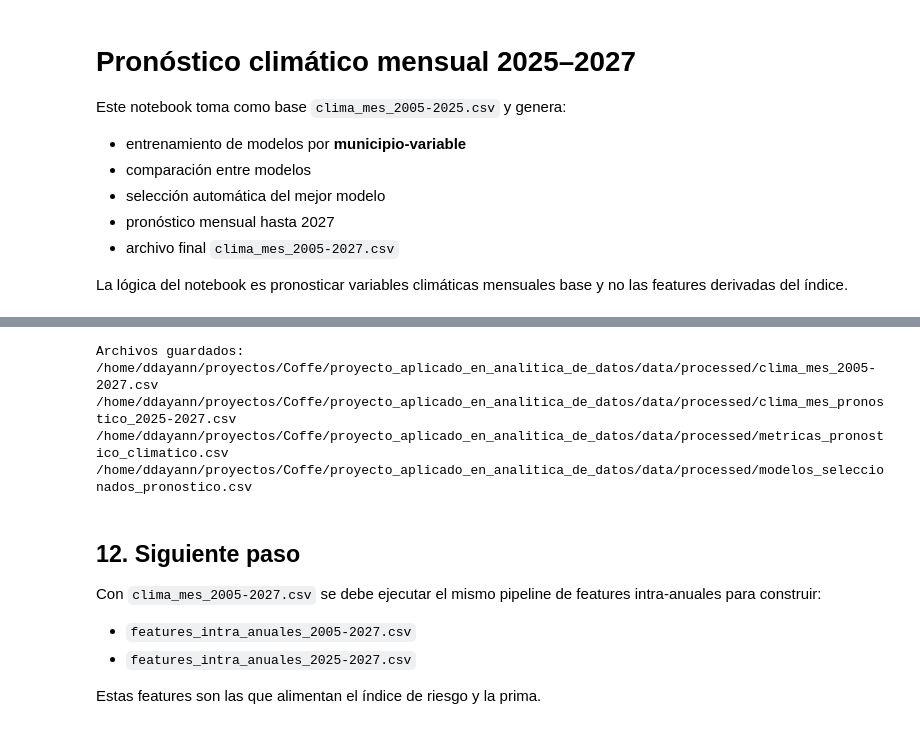
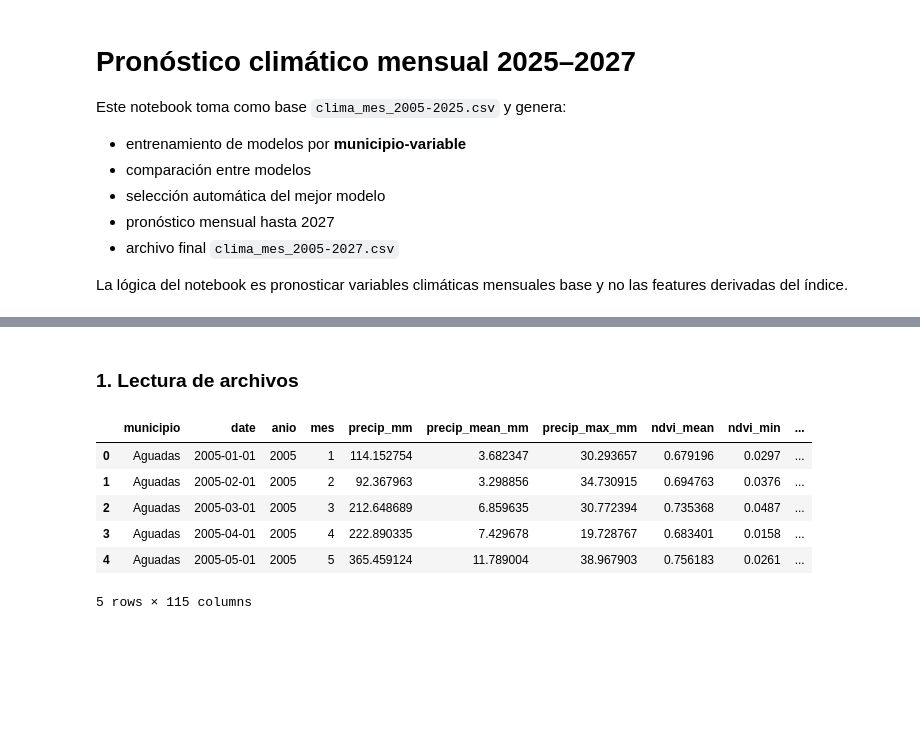
Before and after one commit to danieloliv44/proyecto_aplicado_en_analitica_de_datos, a Jupyter notebook: notebooks/modelado/01_pronostico_climatico.ipynb, the cells around one changed output, grey strips where cells are left out. Cells and saved outputs as stored; diff of their text form; code cells hidden in the pictures; blank space fills up the shorter version.

```diff
--- a/notebooks/modelado/01_pronostico_climatico.ipynb
+++ b/notebooks/modelado/01_pronostico_climatico.ipynb
@@ -619,42 +14,2 @@ plt.show()
-# %%
-
-salida_clima_mes = path / "clima_mes_2005-2027.csv"
-salida_pronostico = path / "clima_mes_pronostico_2025-2027.csv"
-salida_metricas = path / "metricas_pronostico_climatico.csv"
-salida_modelos = path / "modelos_seleccionados_pronostico.csv"
-
-clima_mes_2005_2027.to_csv(salida_clima_mes, index=False)
-pronosticos_wide.to_csv(salida_pronostico, index=False)
-metricas_modelos.to_csv(salida_metricas, index=False)
-
-modelos_seleccionados = (
-    metricas_modelos
-    .sort_values(["municipio", "variable", "rmse"])
-    .groupby(["municipio", "variable"])
-    .first()
-    .reset_index()
-)
-
-modelos_seleccionados.to_csv(salida_modelos, index=False)
-
-print("Archivos guardados:")
-print(salida_clima_mes)
-print(salida_pronostico)
-print(salida_metricas)
-print(salida_modelos)
-# %% [output]
-Archivos guardados:
-/home/ddayann/proyectos/Coffe/proyecto_aplicado_en_analitica_de_datos/data/processed/clima_mes_2005-2027.csv
-/home/ddayann/proyectos/Coffe/proyecto_aplicado_en_analitica_de_datos/data/processed/clima_mes_pronostico_2025-2027.csv
-/home/ddayann/proyectos/Coffe/proyecto_aplicado_en_analitica_de_datos/data/processed/metricas_pronostico_climatico.csv
-/home/ddayann/proyectos/Coffe/proyecto_aplicado_en_analitica_de_datos/data/processed/modelos_seleccionados_pronostico.csv
-# %% [markdown]
-
-## 12. Siguiente paso
-
-Con `clima_mes_2005-2027.csv` se debe ejecutar el mismo pipeline de features intra-anuales para construir:
-
-- `features_intra_anuales_2005-2027.csv`
-- `features_intra_anuales_2025-2027.csv`
-
-Estas features son las que alimentan el índice de riesgo y la prima.
+# %% [markdown]
+### 1. Lectura de archivos
@@ -660,0 +28,32 @@ Estas features son las que alimentan el índice de riesgo y la prima.
+# %%
+# Directorios (Inputs / Outputs)
+PROJECT_ROOT = Path().resolve().parents[1]
+
+PATH_PROCESSED = PROJECT_ROOT / "data" / "processed"
+PATH_MODEL = PROJECT_ROOT / "data" / "model"
+PATH_OUTPUTS = PROJECT_ROOT / "data" / "outputs"
+
+INPUT_FILE = PATH_PROCESSED / "clima_mes_2005-2025.csv"
+
+OUTPUT_CLIMA = PATH_PROCESSED / "clima_mes_2005-2027.csv"
+OUTPUT_PRONOSTICO = PATH_OUTPUTS / "clima_mes_pronostico_2025-2027.csv"
+OUTPUT_METRICAS = PATH_MODEL / "metricas_pronostico_climatico.csv"
+OUTPUT_MODELOS = PATH_MODEL / "modelos_seleccionados_pronostico.csv"
+# %%
+# Carga de datos climáticos mensuales entre 2005 y 2025
+df = pd.read_csv(INPUT_FILE)
+
+df["date"] = pd.to_datetime(
+    df["anio"].astype(str) + "-" + df["mes"].astype(str) + "-01"
+)
+
+df = df.sort_values(["municipio", "date"]).reset_index(drop=True)
+df.head()
+# %% [output]
+|  | municipio | date | anio | mes | precip_mm | precip_mean_mm | precip_max_mm | ndvi_mean | ndvi_min | ... |
+| 0 | Aguadas | 2005-01-01 | 2005 | 1 | 114.152754 | 3.682347 | 30.293657 | 0.679196 | 0.0297 | ... |
+| 1 | Aguadas | 2005-02-01 | 2005 | 2 | 92.367963 | 3.298856 | 34.730915 | 0.694763 | 0.0376 | ... |
+| 2 | Aguadas | 2005-03-01 | 2005 | 3 | 212.648689 | 6.859635 | 30.772394 | 0.735368 | 0.0487 | ... |
+| 3 | Aguadas | 2005-04-01 | 2005 | 4 | 222.890335 | 7.429678 | 19.728767 | 0.683401 | 0.0158 | ... |
+| 4 | Aguadas | 2005-05-01 | 2005 | 5 | 365.459124 | 11.789004 | 38.967903 | 0.756183 | 0.0261 | ... |
+5 rows × 115 columns
```
Also changed, not shown: parts of 39 cells of this notebook, 2 other files.
